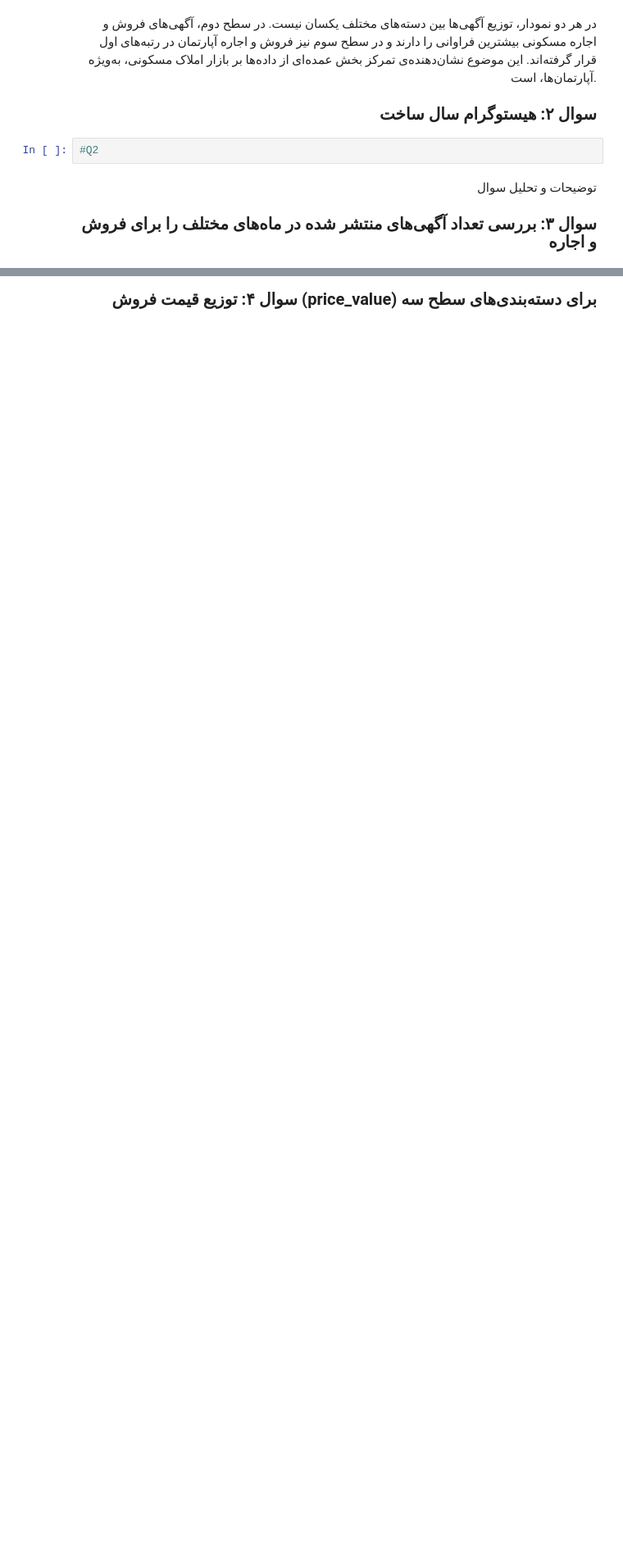
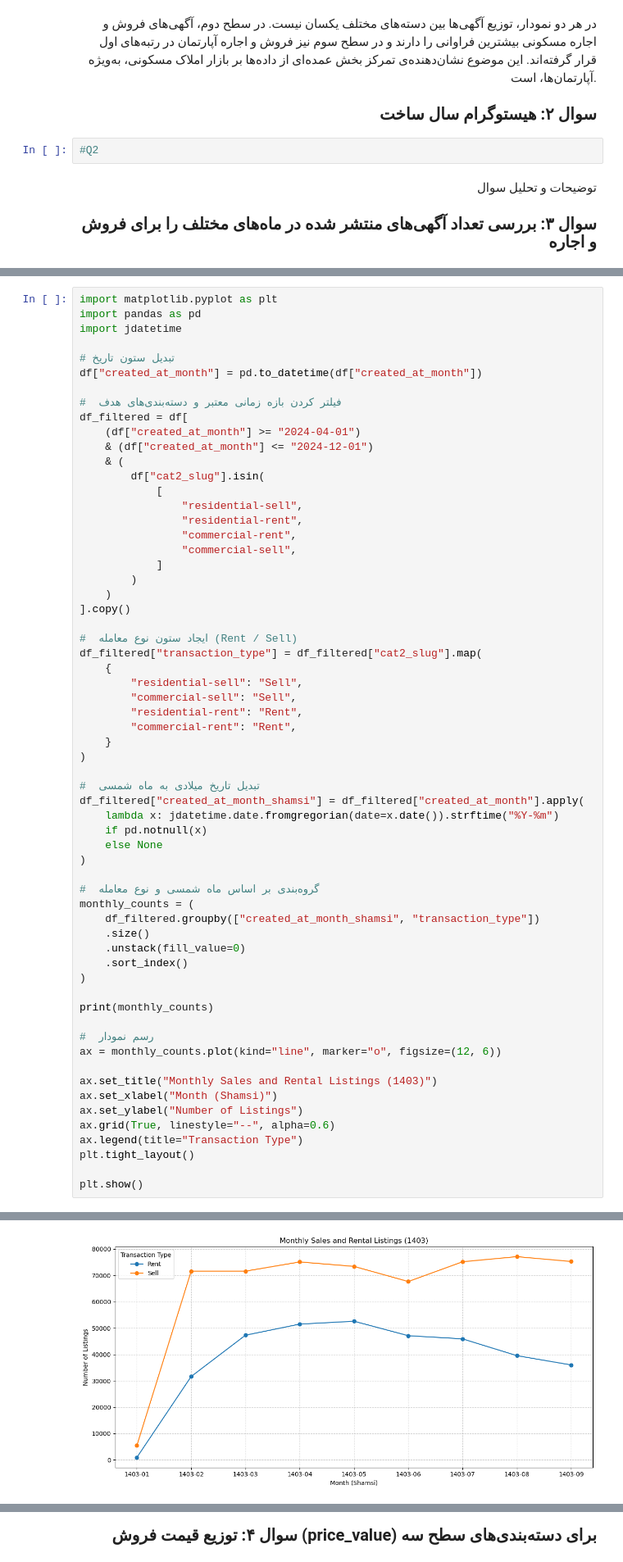
Before and after one commit to HeliaGh05/divar-group03-project, a Jupyter notebook: Notebooks/02_descriptive_statistics.ipynb, the cells around one changed output, grey strips where cells are left out. Shown at 82% size. Saved outputs shown, nothing was run; the diff lists cells and outputs as text; blank space fills up the shorter version.

```diff
--- a/Notebooks/02_descriptive_statistics.ipynb
+++ b/Notebooks/02_descriptive_statistics.ipynb
@@ -67,0 +249,63 @@ plt.show()
+# %%
+import matplotlib.pyplot as plt
+import pandas as pd
+import jdatetime
+
+# تبدیل ستون تاریخ
+df["created_at_month"] = pd.to_datetime(df["created_at_month"])
+
+#  فیلتر کردن بازه زمانی معتبر و دسته‌بندی‌های هدف
+df_filtered = df[
+    (df["created_at_month"] >= "2024-04-01")
+    & (df["created_at_month"] <= "2024-12-01")
+    & (
+        df["cat2_slug"].isin(
+            [
+                "residential-sell",
+                "residential-rent",
+                "commercial-rent",
+                "commercial-sell",
+            ]
+        )
+    )
+].copy()
+
+#  ایجاد ستون نوع معامله (Rent / Sell)
+df_filtered["transaction_type"] = df_filtered["cat2_slug"].map(
+    {
+        "residential-sell": "Sell",
+        "commercial-sell": "Sell",
+        "residential-rent": "Rent",
+        "commercial-rent": "Rent",
+    }
+)
+
+#  تبدیل تاریخ میلادی به ماه شمسی
+df_filtered["created_at_month_shamsi"] = df_filtered["created_at_month"].apply(
+    lambda x: jdatetime.date.fromgregorian(date=x.date()).strftime("%Y-%m")
+    if pd.notnull(x)
+    else None
+)
+
+#  گروه‌بندی بر اساس ماه شمسی و نوع معامله
+monthly_counts = (
+    df_filtered.groupby(["created_at_month_shamsi", "transaction_type"])
+    .size()
+    .unstack(fill_value=0)
+    .sort_index()
+)
+
+print(monthly_counts)
+
+#  رسم نمودار
+ax = monthly_counts.plot(kind="line", marker="o", figsize=(12, 6))
+
+ax.set_title("Monthly Sales and Rental Listings (1403)")
+ax.set_xlabel("Month (Shamsi)")
+ax.set_ylabel("Number of Listings")
+ax.grid(True, linestyle="--", alpha=0.6)
+ax.legend(title="Transaction Type")
+plt.tight_layout()
+
+plt.show()
+# %% [output]
@@ -67,0 +323 @@ plt.show()
+[figure, added]
```
Also changed, not shown: parts of 24 cells of this notebook, 7 other files.
